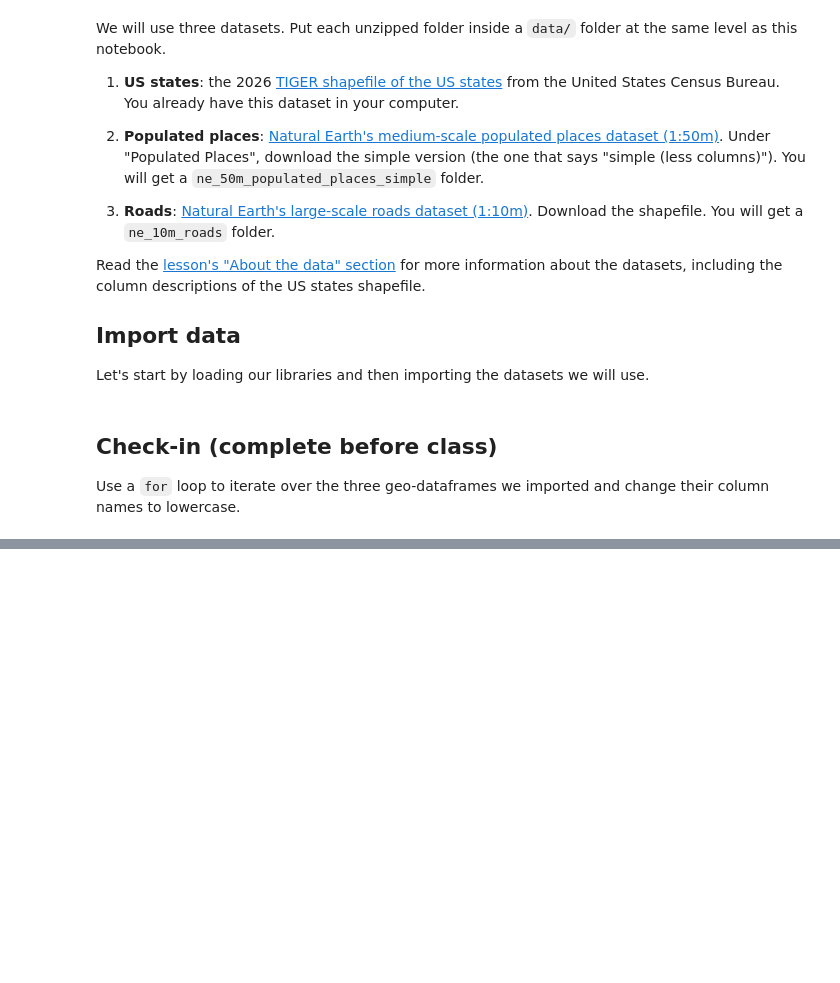
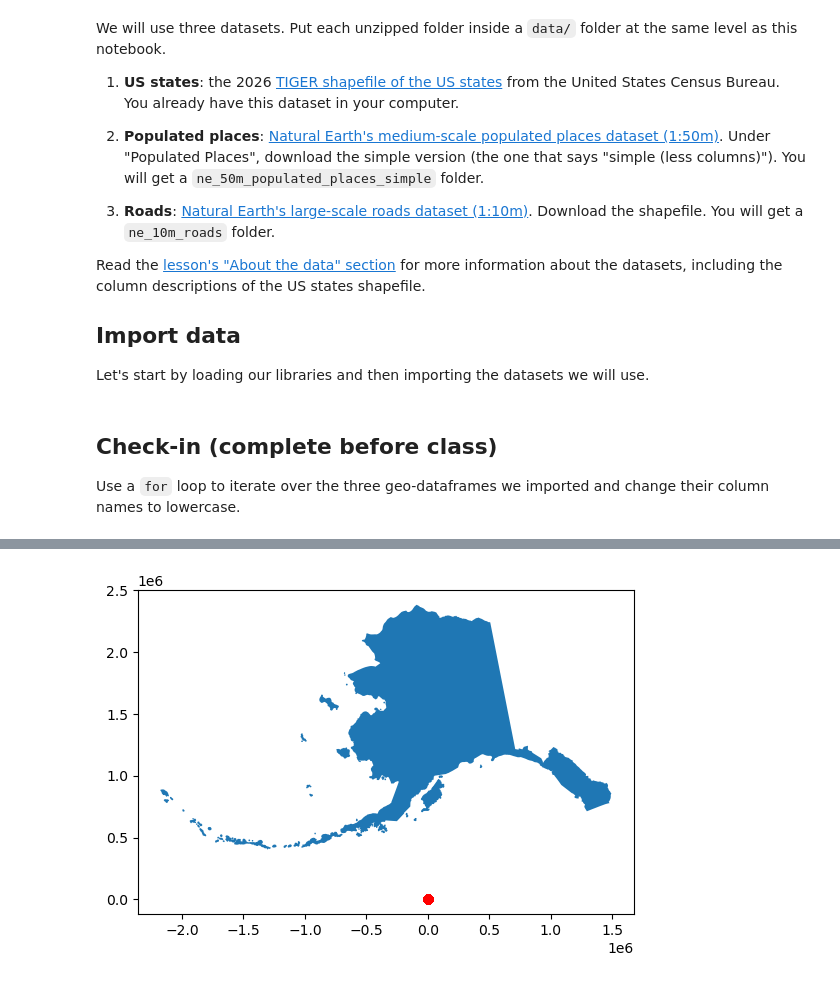
Before and after one commit to cllorey/eds220-in-class, a Jupyter notebook: week-7-clipping-STUDENTS.ipynb, the cells around one changed output, grey strips where cells are left out. Cells and saved outputs as stored; diff of their text form; code cells hidden in the pictures; blank space fills up the shorter version.

```diff
--- a/week-7-clipping-STUDENTS.ipynb
+++ b/week-7-clipping-STUDENTS.ipynb
@@ -60,0 +138,9 @@ Use a `for` loop to iterate over the three geo-dataframes we imported and change
+# %%
+fig, ax = plt.subplots()
+
+alaska.plot(ax=ax)
+places.plot(ax=ax, color = 'red')
+
+plt.show()
+# %% [output]
+[figure, added]
```
Also changed, not shown: parts of 36 cells of this notebook.
